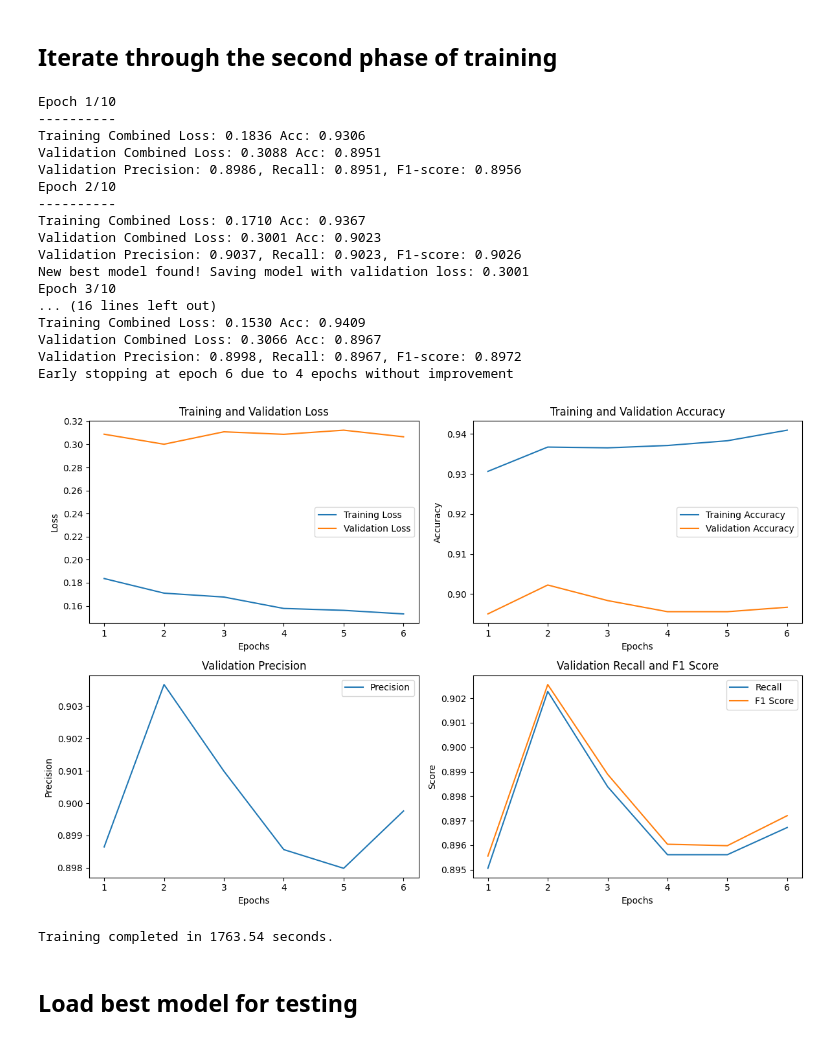
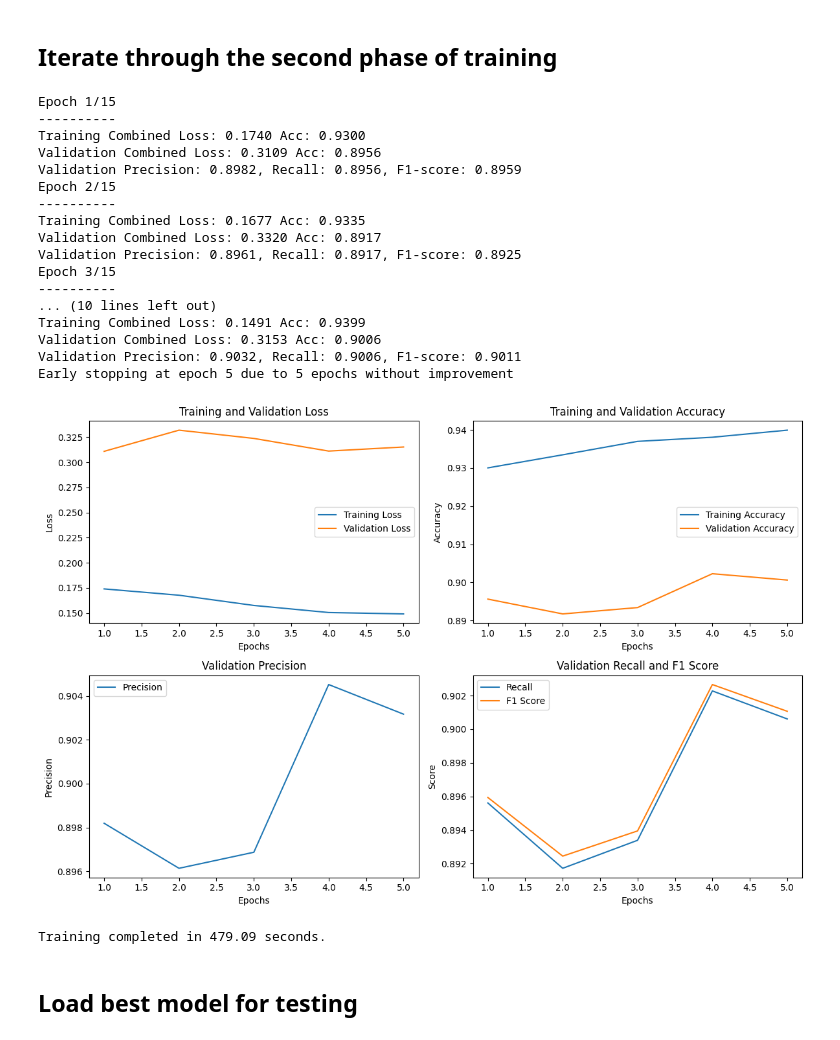
Before and after one commit to tamikazi/Garbage-Classification, a Jupyter notebook: src/multimodal_garbage_classifier.ipynb, the cells around one changed output. Saved outputs shown, nothing was run; the diff lists cells and outputs as text; code cells hidden in the pictures.

```diff
--- a/src/multimodal_garbage_classifier.ipynb
+++ b/src/multimodal_garbage_classifier.ipynb
@@ -52,9 +52,9 @@ Using device: cuda:0
 # Static Global Variables
 # %%
 # hyperparameters
-BATCH_SIZE = 128
+BATCH_SIZE = 64
 LEARNING_RATE = 0.0001
-DROPOUT_RATE = 0.3
+DROPOUT_RATE = 0.2
 
 # dataset directories
 # change these to your own directories where your data is located
@@ -535,6 +539,7 @@ def data_preprocessing():
         transforms.Resize((224, 224)),  # Resize images to 224x224 pixels
         transforms.RandomHorizontalFlip(),  # Randomly flip images horizontally for augmentation
         transforms.RandomRotation(10),  # Randomly rotate images by up to 10 degrees for augmentation
+        transforms.ColorJitter(brightness=0.2, contrast=0.2, saturation=0.2, hue=0.1),
         transforms.ToTensor(),  # Convert PIL images to PyTorch tensors
         transforms.Normalize(  # Normalize the images with specified mean and standard deviation values
             mean=[0.485, 0.456, 0.406],
@@ -917,7 +922,7 @@ def train_validate_model(model, trainloader, valloader, criterion, trainable_par
     optimizer = optim.Adam(trainable_params, lr=LEARNING_RATE, weight_decay=1e-4)
 
     # Parameters for early stopping to prevent overfitting.=
-    early_stopping_patience = 4  # Number of epochs to wait before stopping if no improvement
+    early_stopping_patience = 5  # Number of epochs to wait before stopping if no improvement
     epochs_no_improve = 0  # Counter for epochs without improvement in validation loss
 
     # Lists to store training and validation metrics for plotting later
@@ -1233,7 +1251,7 @@ trainable_params = [
     {'params': model.image_model.model.layer4.parameters(), 'lr': LEARNING_RATE * 0.01},
     {'params': model.image_model.feature_extractor.parameters(), 'lr': LEARNING_RATE * 0.1},
     {'params': model.text_model.bert.parameters(), 'lr': LEARNING_RATE * 0.01},
-    {'params': model.text_model.feature_extractor.parameters(), 'lr': LEARNING_RATE * 0.1},
+    {'params': model.text_model.feature_extractor.parameters(), 'lr': LEARNING_RATE * 0.01},
     {'params': model.fusion.parameters(), 'lr': LEARNING_RATE},
 ]
 # %% [markdown]
@@ -1241,38 +1259,38 @@ trainable_params = [
 # %%
 # Start timing
 start_time = time.time()
 
 # Second phase of training
-train_validate_model(model, trainloader, valloader, criterion, trainable_params, best_val_loss, 10)
+train_validate_model(model, trainloader, valloader, criterion, trainable_params, best_val_loss, 15)
 
 # End timing
 end_time = time.time()
 
 # Calculate the elapsed time
 elapsed_time = end_time - start_time
 
 # Log the elapsed time
 print(f"Training completed in {elapsed_time:.2f} seconds.")
 # %% [output]
-Epoch 1/10
+Epoch 1/15
 ----------
-Training Combined Loss: 0.1836 Acc: 0.9306
-Validation Combined Loss: 0.3088 Acc: 0.8951
-Validation Precision: 0.8986, Recall: 0.8951, F1-score: 0.8956
-Epoch 2/10
+Training Combined Loss: 0.1740 Acc: 0.9300
+Validation Combined Loss: 0.3109 Acc: 0.8956
+Validation Precision: 0.8982, Recall: 0.8956, F1-score: 0.8959
+Epoch 2/15
 ----------
-Training Combined Loss: 0.1710 Acc: 0.9367
-Validation Combined Loss: 0.3001 Acc: 0.9023
-Validation Precision: 0.9037, Recall: 0.9023, F1-score: 0.9026
-New best model found! Saving model with validation loss: 0.3001
-Epoch 3/10
-... (16 lines left out)
-Training Combined Loss: 0.1530 Acc: 0.9409
-Validation Combined Loss: 0.3066 Acc: 0.8967
-Validation Precision: 0.8998, Recall: 0.8967, F1-score: 0.8972
-Early stopping at epoch 6 due to 4 epochs without improvement
+Training Combined Loss: 0.1677 Acc: 0.9335
+Validation Combined Loss: 0.3320 Acc: 0.8917
+Validation Precision: 0.8961, Recall: 0.8917, F1-score: 0.8925
+Epoch 3/15
+----------
+... (10 lines left out)
+Training Combined Loss: 0.1491 Acc: 0.9399
+Validation Combined Loss: 0.3153 Acc: 0.9006
+Validation Precision: 0.9032, Recall: 0.9006, F1-score: 0.9011
+Early stopping at epoch 5 due to 5 epochs without improvement
-[figure, old version]
+[figure, new version]
-Training completed in 1763.54 seconds.
+Training completed in 479.09 seconds.
 # %% [markdown]
 ## Load best model for testing
 # %%
```
Also changed, not shown: parts of 13 cells of this notebook.
